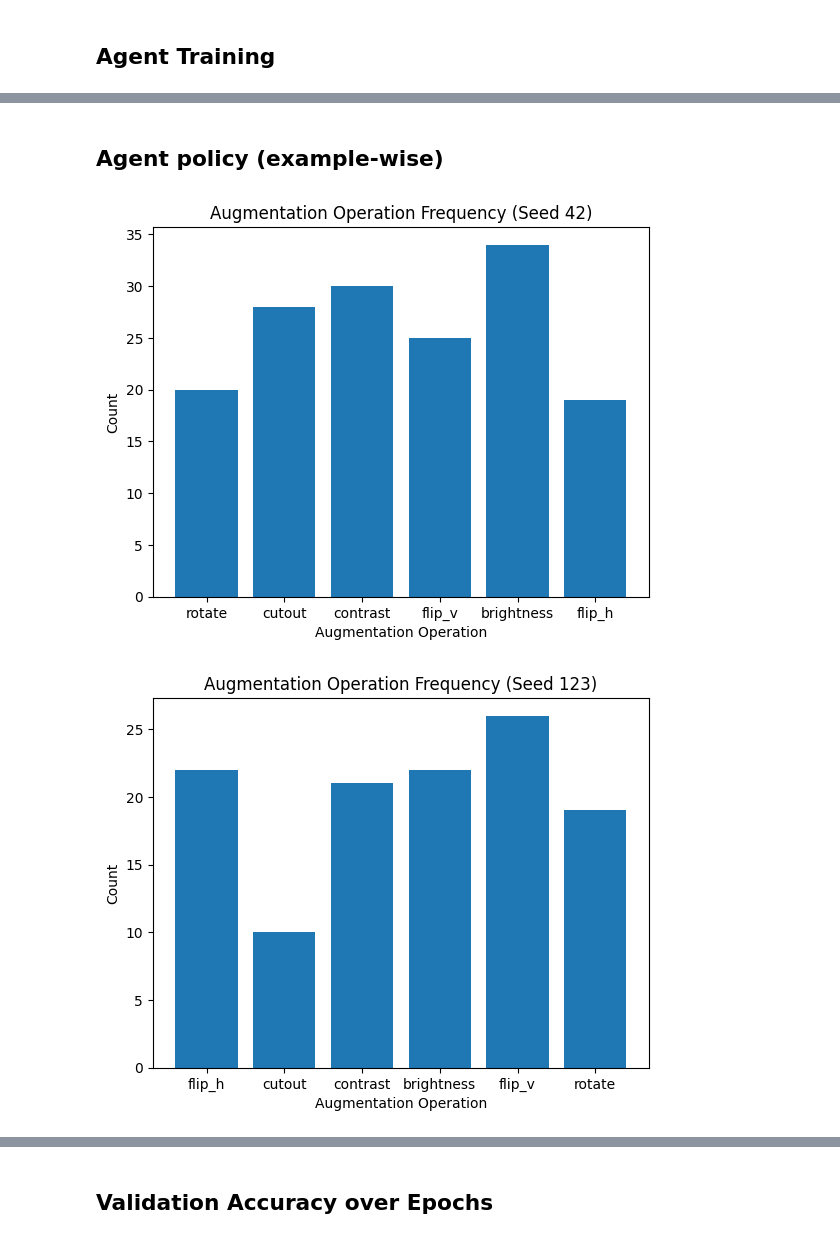
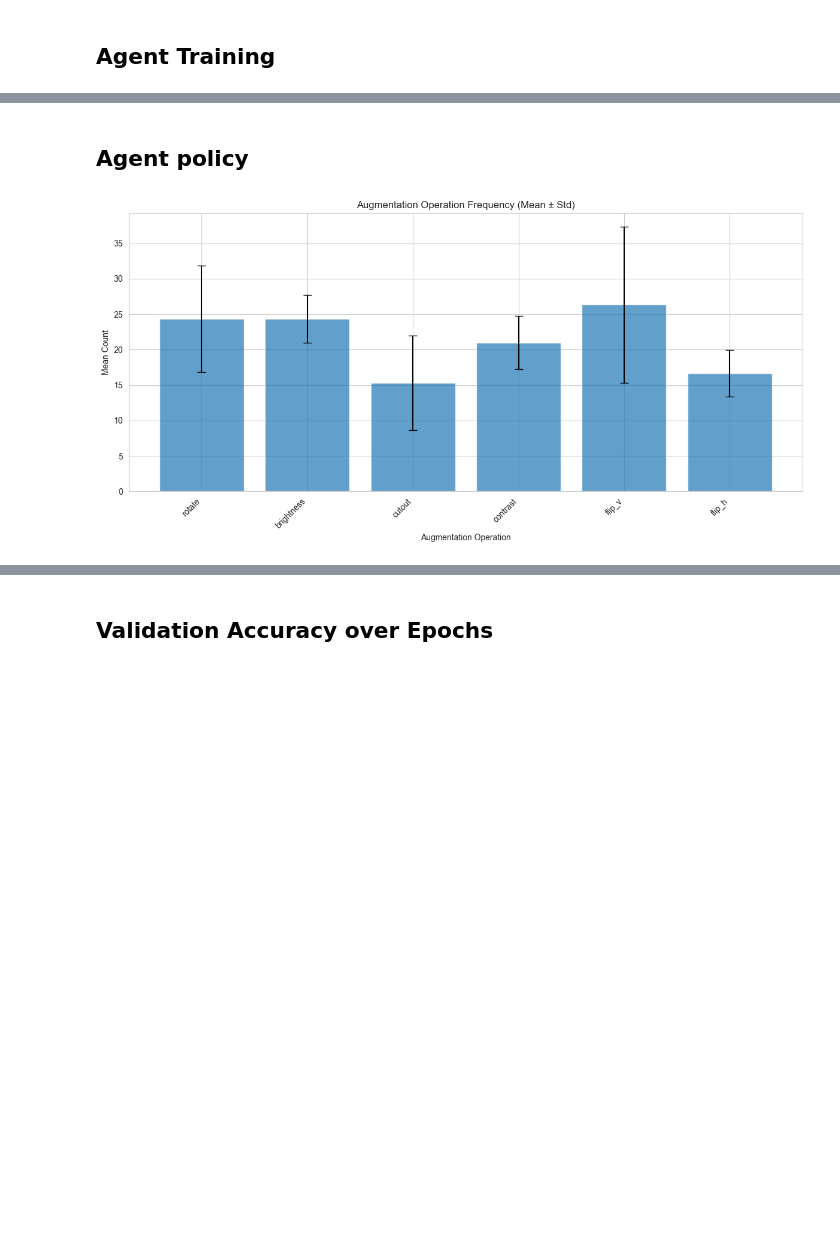
Before and after one commit to LiebenHaider/RLExam, a Jupyter notebook: src/Plots.ipynb, the cells around one changed output, grey strips where cells are left out. Cells and saved outputs as stored; diff of their text form; code cells hidden in the pictures; blank space fills up the shorter version.

Commit message:
Update plots

```diff
--- a/src/Plots.ipynb
+++ b/src/Plots.ipynb
@@ -137,28 +187,55 @@ for i, losses in enumerate(agentmetrics):
 # %% [markdown]
-## Agent policy (example-wise)
+## Agent policy
 # %%
 from augment import AugmentationSpace
+from collections import defaultdict
 
 space = AugmentationSpace() # For augmentation info extraction
 
+# Dictionary to store counts for each operation across all seeds
+all_op_counts = defaultdict(list)
+
+# Get all possible operations from your search space
+all_operations = set()
+
+# First pass: collect all operations and their counts per seed
 for i, seed in enumerate(SEEDS):
     op_list = []
-    magn_list = []
-    prob_list = []
     for policy in agentmetrics[i]['policy'].items():
         op_list.append(literal_eval(policy[1])['operation'])
-        magn_list.append(literal_eval(policy[1])['magnitude'])
-        prob_list.append(literal_eval(policy[1])['probability'])
 
-    op_dict = {space.operations[op]: 0 for op in op_list}
+    # Count operations for this seed
+    op_dict = {space.operations[op]: 0 for op in set(op_list)}
     for operation in op_list:
-        op_dict[space.operations[operation]] +=1
+        op_dict[space.operations[operation]] += 1
 
-    plt.bar(op_dict.keys(), op_dict.values())
-    plt.xlabel("Augmentation Operation")
-    plt.ylabel("Count")
-    plt.title(f"Augmentation Operation Frequency (Seed {seed})")
-    plt.show()
+    # Add to our collection
+    for op_name in op_dict:
+        all_operations.add(op_name)
+
+    # Store counts for each operation (0 if not present)
+    for op in all_operations:
+        if op in op_dict:
+            all_op_counts[op].append(op_dict[op])
+
+# Ensure all operations have counts for all seeds (fill with 0s if missing)
+for op in all_operations:
+    while len(all_op_counts[op]) < len(SEEDS):
+        all_op_counts[op].append(0)
+
+# Calculate mean and std for each operation
+operations = list(all_operations)
+means = [np.mean(all_op_counts[op]) for op in operations]
+stds = [np.std(all_op_counts[op]) for op in operations]
+
+# Create the plot
+plt.figure(figsize=(12, 6))
+bars = plt.bar(operations, means, yerr=stds, capsize=5, alpha=0.7)
+plt.xlabel("Augmentation Operation")
+plt.ylabel("Mean Count")
+plt.title(f"Augmentation Operation Frequency (Mean ± Std)")
+plt.xticks(rotation=45, ha='right')
+plt.tight_layout()
+plt.show()
 # %% [output]
-[figure, old version]
+[figure, new version]
-[figure, removed]
```
Also changed, not shown: parts of 5 cells of this notebook.
